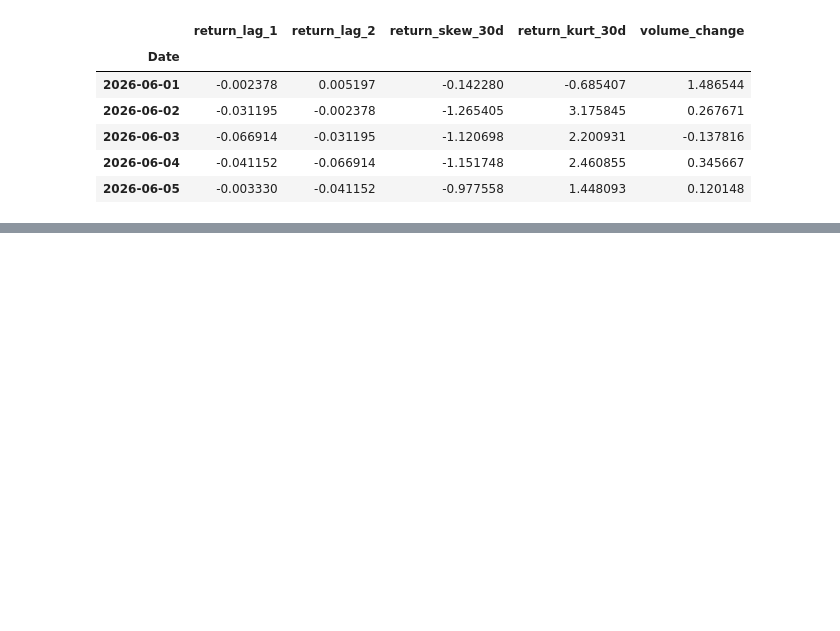
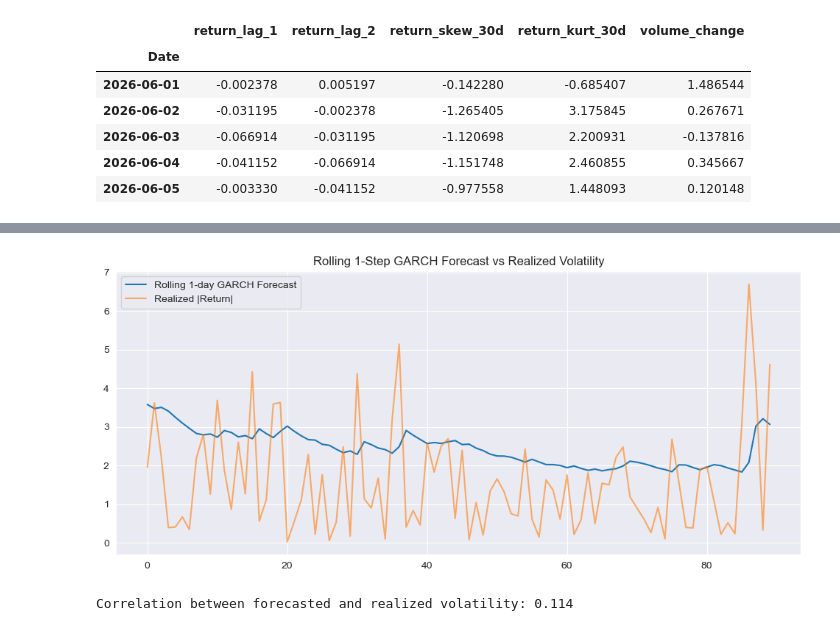
Before and after one commit to MADEKUOROYE/bitcoin-volatility-forecasting, a Jupyter notebook: notebooks/01_edabitcoin.ipynb, the cells around one changed output, grey strips where cells are left out. Drawn from its saved outputs; the diff is of its cells as text; code cells hidden in the pictures; blank space fills up the shorter version.

```diff
--- a/notebooks/01_edabitcoin.ipynb
+++ b/notebooks/01_edabitcoin.ipynb
@@ -233,0 +316,17 @@ df[['return_lag_1', 'return_lag_2', 'return_skew_30d', 'return_kurt_30d', 'volum
+# %%
+rolling_preds = []
+for i in range(len(test)):
+    current_train = returns[:split_idx+i]
+    m = arch_model(current_train, vol='GARCH', p=1, q=1, dist='t')
+    r = m.fit(disp='off')
+    f = r.forecast(horizon=1, reindex=False)
+    rolling_preds.append(np.sqrt(f.variance.values[-1,0]))
+
+plt.figure(figsize=(12,5))
+plt.plot(rolling_preds, label='Rolling 1-day GARCH Forecast')
+plt.plot(test.abs().values, label='Realized |Return|', alpha=0.6)
+plt.legend()
+plt.title('Rolling 1-Step GARCH Forecast vs Realized Volatility')
+plt.show()
+# %% [output]
+[figure, added]
@@ -233,0 +335,5 @@ df[['return_lag_1', 'return_lag_2', 'return_skew_30d', 'return_kurt_30d', 'volum
+# %%
+corr = np.corrcoef(rolling_preds, test.abs().values)[0,1]
+print(f"Correlation between forecasted and realized volatility: {corr:.3f}")
+# %% [output]
+Correlation between forecasted and realized volatility: 0.114
```
Also changed, not shown: parts of 11 cells of this notebook.
